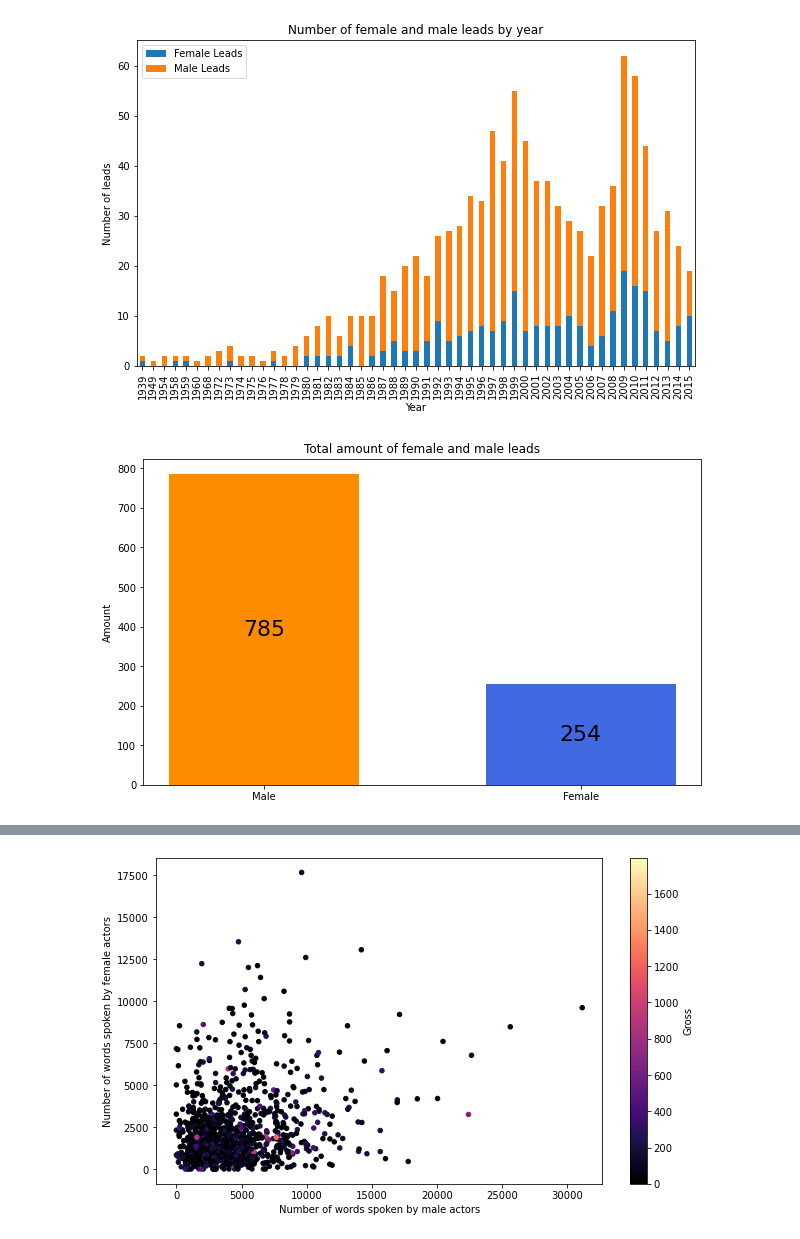
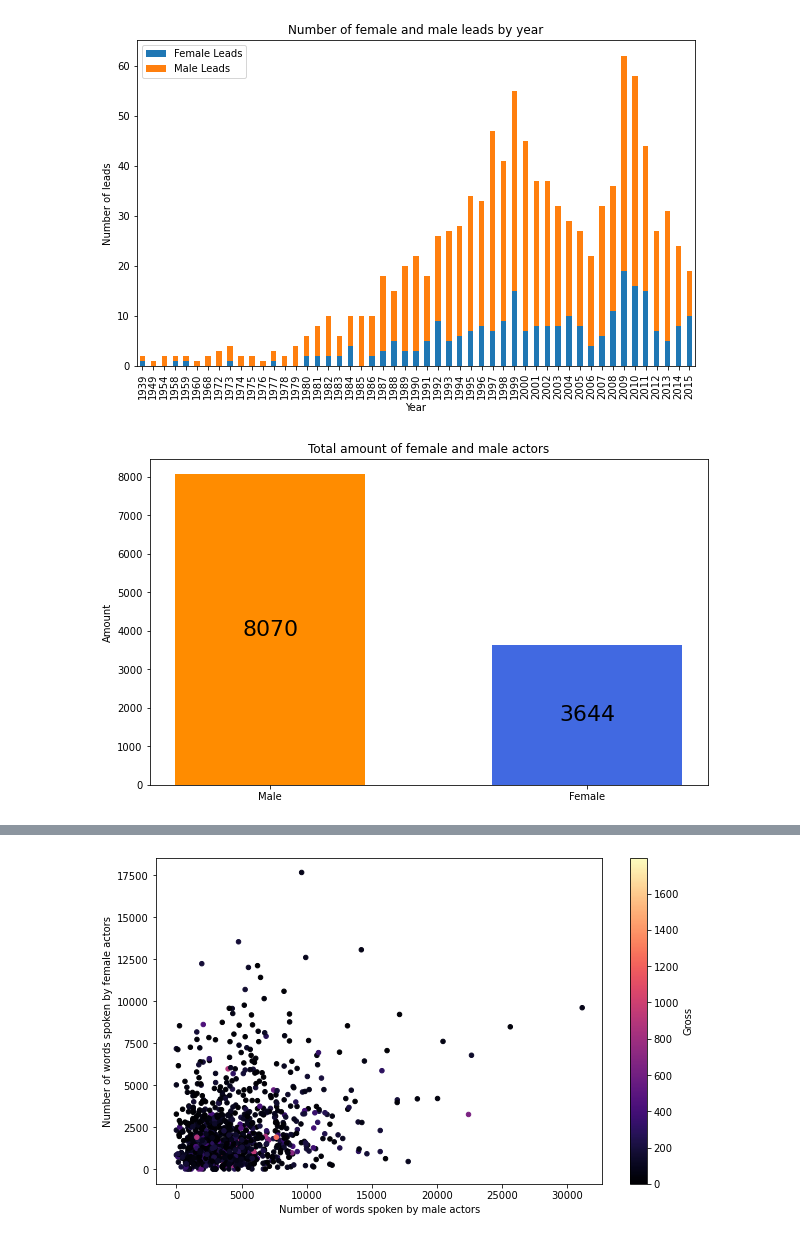
Before and after one commit to Dazarang/Statistical-Machine-Learning, a Jupyter notebook: Project/Project_Stats.ipynb, the cells around one changed output, grey strips where cells are left out. Cells and saved outputs as stored; diff of their text form; code cells hidden in the pictures.

```diff
--- a/Project/Project_Stats.ipynb
+++ b/Project/Project_Stats.ipynb
@@ -69,26 +74,25 @@ plt.show()
 # %% [output]
 [figure]
 # %%
-df_female = df[df['Lead'] == 'Female']
-female_leads = df_female.shape[0]
-df_male = df[df['Lead'] == 'Male']
-male_leads = df_male.shape[0]
+df_female_sum = df['Number of female actors'].sum()
+
+df_male_sum = df['Number of male actors'].sum()
 
 fig, ax = plt.subplots()
 actors = ['Male', 'Female']
 bar_colours = ['darkorange', 'royalblue']
 bar_width = 0.6
 
-bars = ax.bar(actors, [male_leads, female_leads], color=bar_colours, width=bar_width)
+bars = ax.bar(actors, [df_male_sum, df_female_sum], color=bar_colours, width=bar_width)
 ax.set_ylabel('Amount')
-ax.set_title('Total amount of female and male leads')
+ax.set_title('Total amount of female and male actors')
 
 # Add total count inside each bar
 for bar in bars:
     height = bar.get_height()
     ax.text(bar.get_x() + bar.get_width() / 2, height / 2, height, fontsize=22, ha='center', va='center', color='black')
 
 plt.show()
 # %% [output]
-[figure, old version]
+[figure, new version]
 # %%
```
Also changed, not shown: parts of 7 cells of this notebook, 7 other files.
